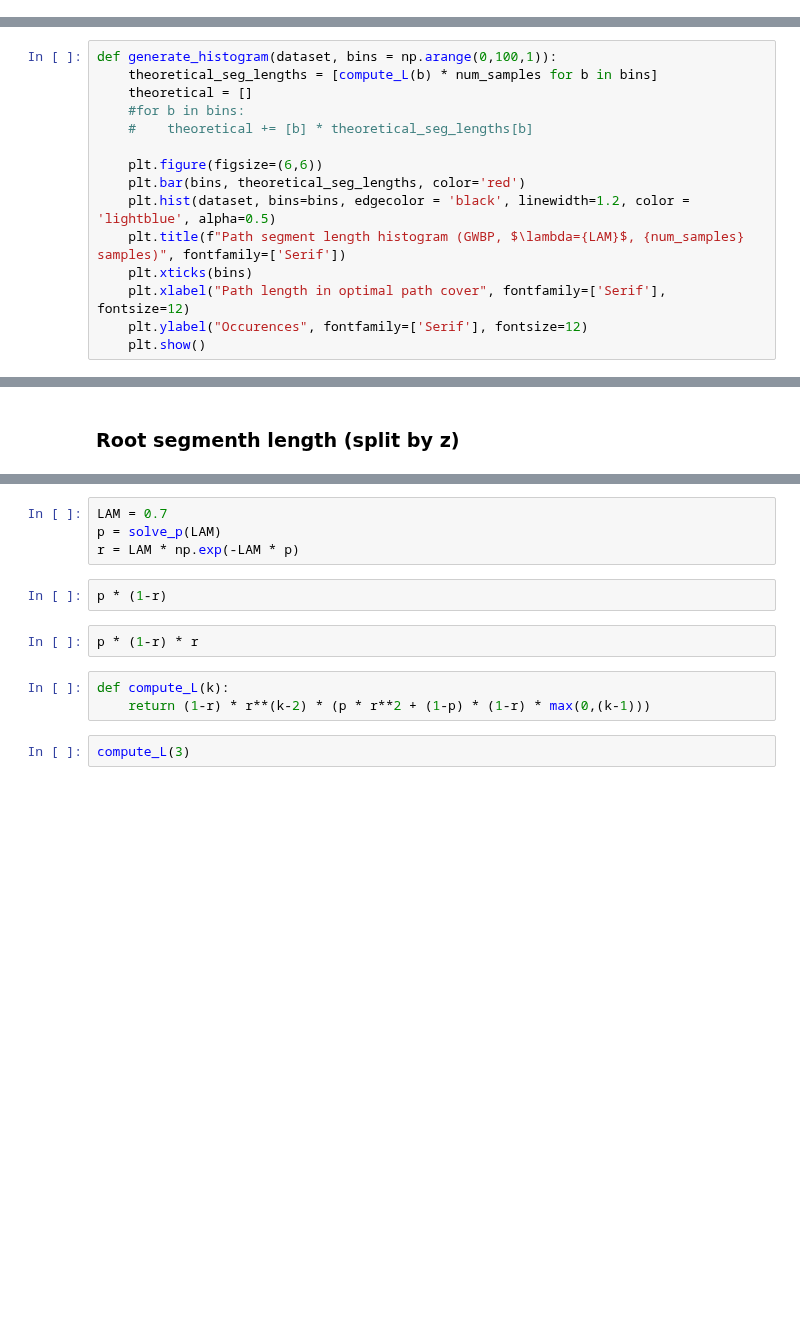
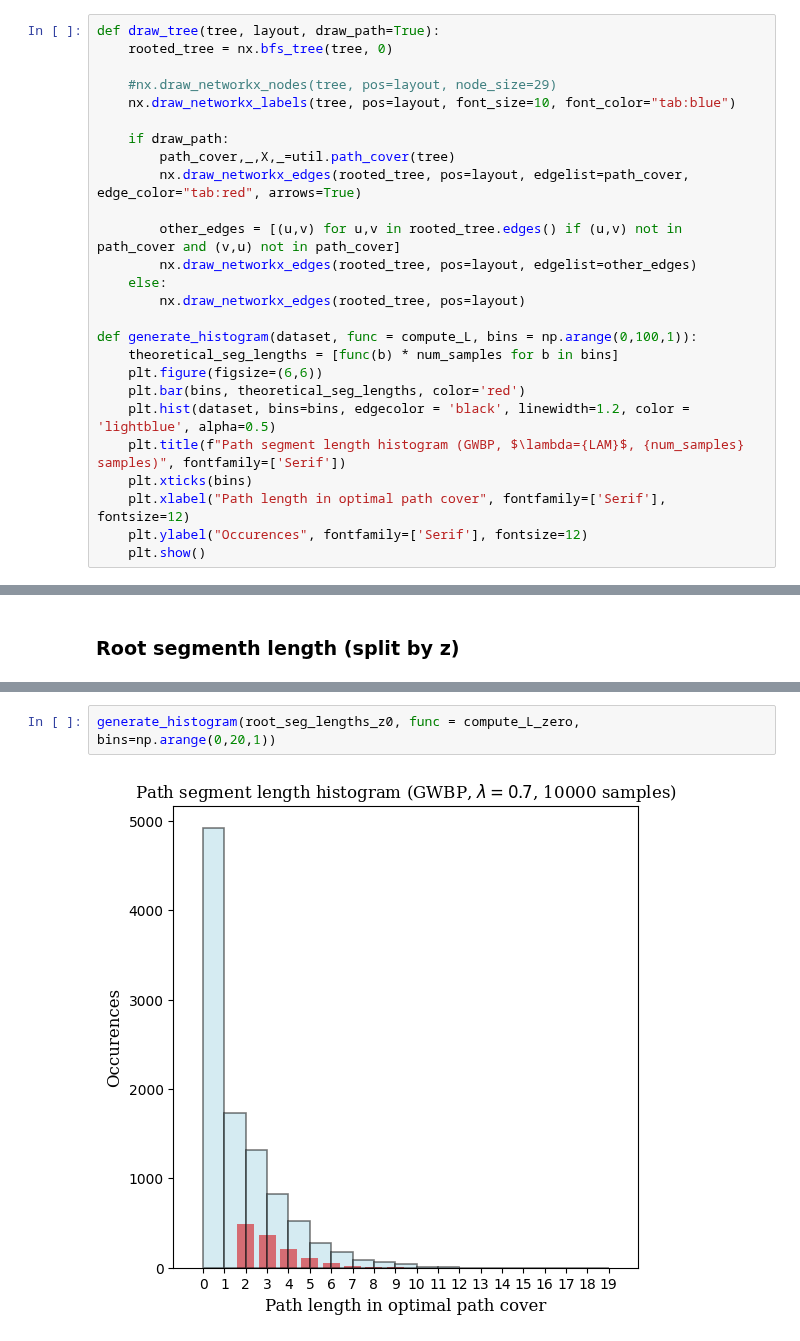
Before and after one commit to JulesGB/MeanFieldLastPassagePercolation, a Jupyter notebook: simulations3.ipynb, the cells around one changed output, grey strips where cells are left out. Drawn from its saved outputs; the diff is of its cells as text; blank space fills up the shorter version.

```diff
--- a/simulations3.ipynb
+++ b/simulations3.ipynb
@@ -71,0 +81,26 @@ def root_seg_length_z(tree):
+# %%
+def draw_tree(tree, layout, draw_path=True):
+    rooted_tree = nx.bfs_tree(tree, 0)
+
+    #nx.draw_networkx_nodes(tree, pos=layout, node_size=29)
+    nx.draw_networkx_labels(tree, pos=layout, font_size=10, font_color="tab:blue")
+
+    if draw_path:
+        path_cover,_,X,_=util.path_cover(tree)
+        nx.draw_networkx_edges(rooted_tree, pos=layout, edgelist=path_cover, edge_color="tab:red", arrows=True)
+
+        other_edges = [(u,v) for u,v in rooted_tree.edges() if (u,v) not in path_cover and (v,u) not in path_cover]
+        nx.draw_networkx_edges(rooted_tree, pos=layout, edgelist=other_edges)
+    else:
+        nx.draw_networkx_edges(rooted_tree, pos=layout)
+
+def generate_histogram(dataset, func = compute_L, bins = np.arange(0,100,1)):
+    theoretical_seg_lengths = [func(b) * num_samples for b in bins]
+    plt.figure(figsize=(6,6))
+    plt.bar(bins, theoretical_seg_lengths, color='red')
+    plt.hist(dataset, bins=bins, edgecolor = 'black', linewidth=1.2, color = 'lightblue', alpha=0.5)
+    plt.title(f"Path segment length histogram (GWBP, $\lambda={LAM}$, {num_samples} samples)", fontfamily=['Serif'])
+    plt.xticks(bins)
+    plt.xlabel("Path length in optimal path cover", fontfamily=['Serif'], fontsize=12)
+    plt.ylabel("Occurences", fontfamily=['Serif'], fontsize=12)
+    plt.show()
@@ -85,16 +126 @@ draw_tree(sample_tree, hierarchyc_pos(sample_tree, root=0))
-# %%
-def generate_histogram(dataset, bins = np.arange(0,100,1)):
-    theoretical_seg_lengths = [compute_L(b) * num_samples for b in bins]
-    theoretical = []
-    #for b in bins:
-    #    theoretical += [b] * theoretical_seg_lengths[b]
-
-    plt.figure(figsize=(6,6))
-    plt.bar(bins, theoretical_seg_lengths, color='red')
-    plt.hist(dataset, bins=bins, edgecolor = 'black', linewidth=1.2, color = 'lightblue', alpha=0.5)
-    plt.title(f"Path segment length histogram (GWBP, $\lambda={LAM}$, {num_samples} samples)", fontfamily=['Serif'])
-    plt.xticks(bins)
-    plt.xlabel("Path length in optimal path cover", fontfamily=['Serif'], fontsize=12)
-    plt.ylabel("Occurences", fontfamily=['Serif'], fontsize=12)
-    plt.show()
 # %% [markdown]
@@ -151,13 +167,4 @@ def solve_p(lam):
-# %%
-LAM = 0.7
-p = solve_p(LAM)
-r = LAM * np.exp(-LAM * p)
-# %%
-p * (1-r)
-# %%
-p * (1-r) * r
-# %%
-def compute_L(k):
-    return (1-r) * r**(k-2) * (p * r**2 + (1-p) * (1-r) * max(0,(k-1)))
-# %%
-compute_L(3)
+# %%
+generate_histogram(root_seg_lengths_z0, func = compute_L_zero, bins=np.arange(0,20,1))
+# %% [output]
+[figure, added]
```
Also changed, not shown: parts of 13 cells of this notebook.
